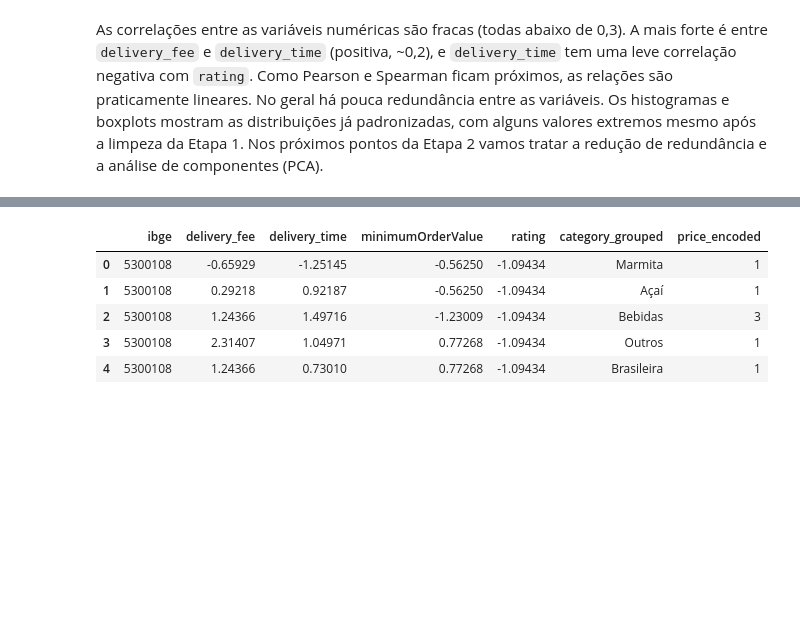
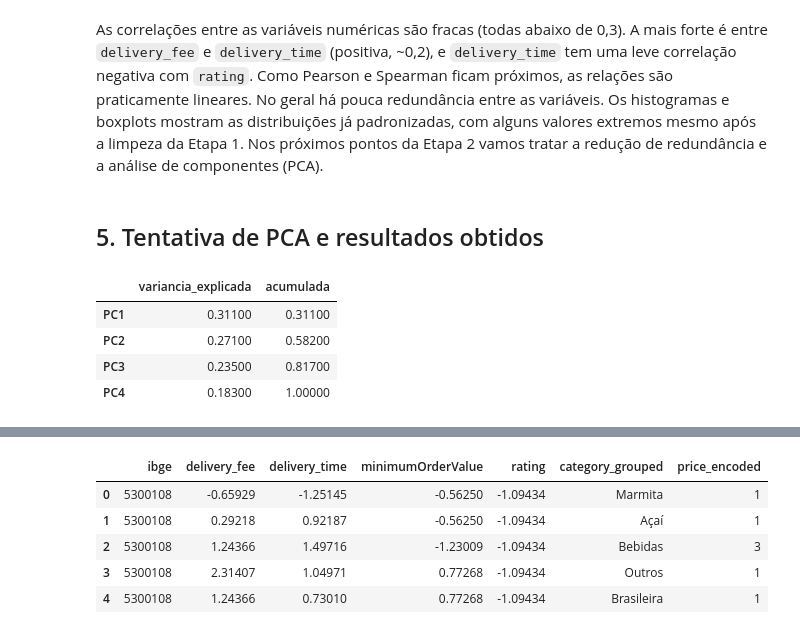
Before and after one commit to Tassara7/cd2-trabalho, a Jupyter notebook: notebooks/analise_exploratoria.ipynb, the cells around one changed output, grey strips where cells are left out. Cells and saved outputs as stored; diff of their text form; code cells hidden in the pictures; blank space fills up the shorter version.

```diff
--- a/notebooks/analise_exploratoria.ipynb
+++ b/notebooks/analise_exploratoria.ipynb
@@ -175,3 +175,27 @@ plt.show()
 [figure]
 # %% [markdown]
 As correlações entre as variáveis numéricas são fracas (todas abaixo de 0,3). A mais forte é entre `delivery_fee` e `delivery_time` (positiva, ~0,2), e `delivery_time` tem uma leve correlação negativa com `rating`. Como Pearson e Spearman ficam próximos, as relações são praticamente lineares. No geral há pouca redundância entre as variáveis. Os histogramas e boxplots mostram as distribuições já padronizadas, com alguns valores extremos mesmo após a limpeza da Etapa 1. Nos próximos pontos da Etapa 2 vamos tratar a redução de redundância e a análise de componentes (PCA).
+# %% [markdown]
+## 5. Tentativa de PCA e resultados obtidos
+# %%
+from sklearn.decomposition import PCA
+import numpy as np
+
+X = df[col_num].values
+pca = PCA()
+pca.fit(X)
+
+evr = pca.explained_variance_ratio_
+acum = np.cumsum(evr)
+
+tab_var = pd.DataFrame(
+    {'variancia_explicada': evr, 'acumulada': acum},
+    index=[f'PC{i}' for i in range(1, len(evr) + 1)]
+)
+tab_var.round(3)
+# %% [output]
+|  | variancia_explicada | acumulada |
+| PC1 | 0.31100 | 0.31100 |
+| PC2 | 0.27100 | 0.58200 |
+| PC3 | 0.23500 | 0.81700 |
+| PC4 | 0.18300 | 1.00000 |
```
Also changed, not shown: parts of 10 cells of this notebook.
